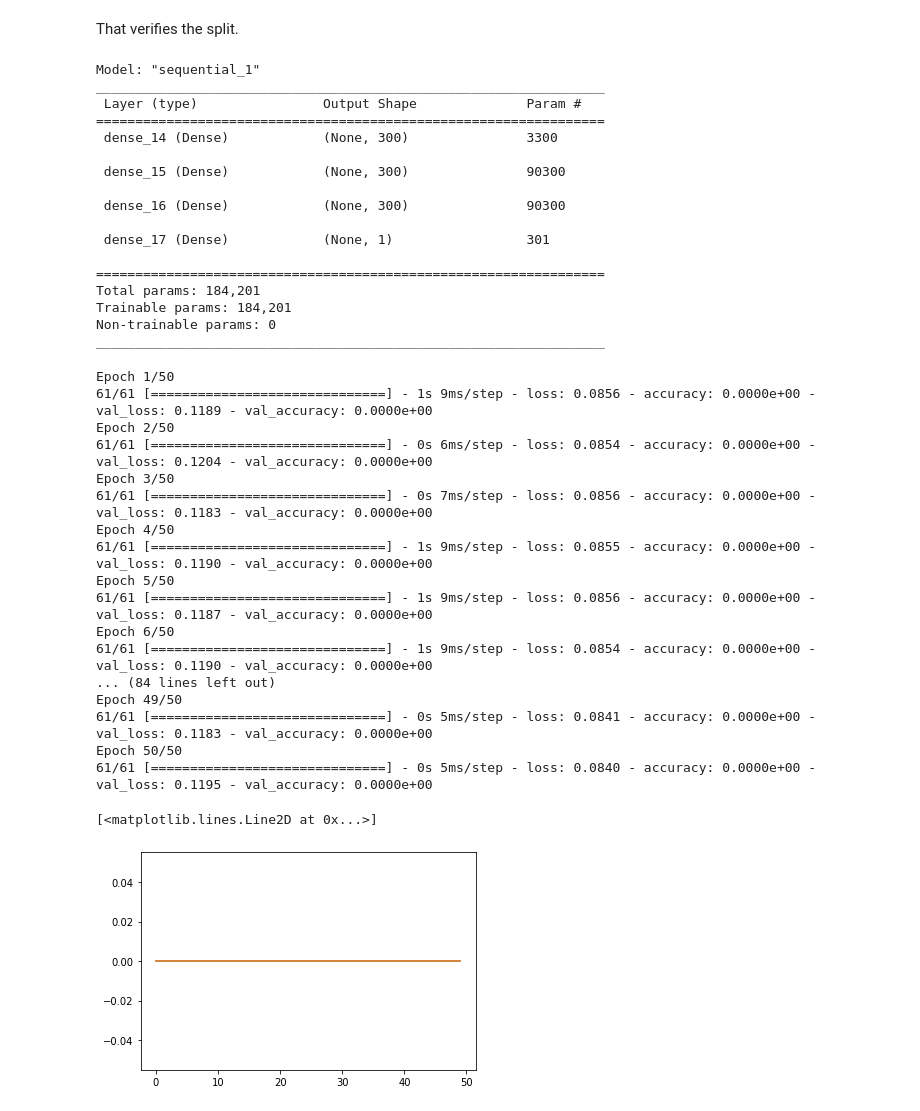
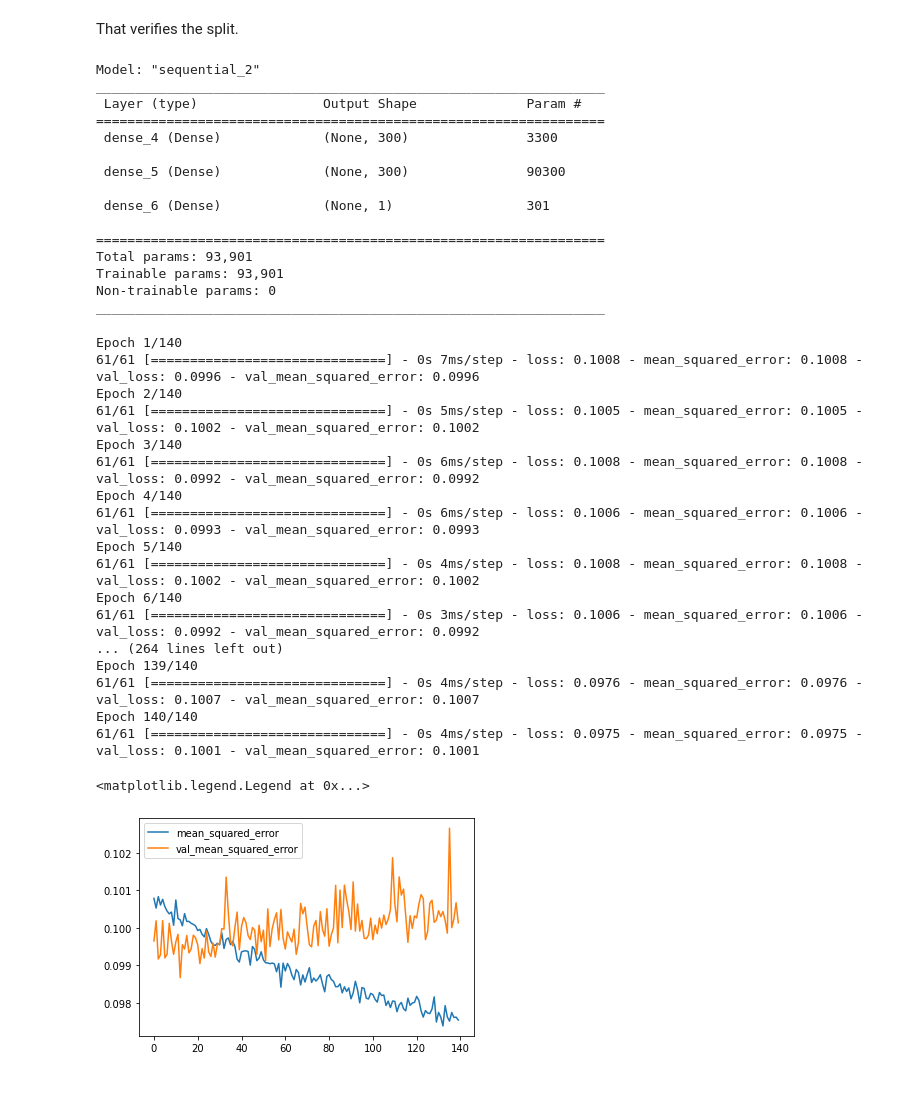
Before and after one commit to abhi-11nav/Car-price-prediction, a Jupyter notebook: Car_price_Prediction.ipynb, the cells around one changed output. Cells and saved outputs as stored; diff of their text form; code cells hidden in the pictures.

```diff
--- a/Car_price_Prediction.ipynb
+++ b/Car_price_Prediction.ipynb
@@ -456,7 +459,6 @@ from sklearn.model_selection import RandomizedSearchCV
 # %%
 model = keras.models.Sequential([
-    keras.layers.InputLayer(input_shape=X.shape[1:]),
-    keras.layers.Dense(300,activation="relu"),
+    keras.layers.InputLayer(input_shape = X.shape[1:]),
     keras.layers.Dense(300,activation="relu"),
     keras.layers.Dense(300,activation="relu"),
     keras.layers.Dense(1)
@@ -464,54 +466,55 @@ model = keras.models.Sequential([
 # %%
 model.summary()
 # %% [output]
-Model: "sequential_1"
+Model: "sequential_2"
 _________________________________________________________________
  Layer (type)                Output Shape              Param #
 =================================================================
- dense_14 (Dense)            (None, 300)               3300
+ dense_4 (Dense)             (None, 300)               3300
 
- dense_15 (Dense)            (None, 300)               90300
+ dense_5 (Dense)             (None, 300)               90300
 
- dense_16 (Dense)            (None, 300)               90300
-
- dense_17 (Dense)            (None, 1)                 301
+ dense_6 (Dense)             (None, 1)                 301
 
 =================================================================
-Total params: 184,201
-Trainable params: 184,201
+Total params: 93,901
+Trainable params: 93,901
 Non-trainable params: 0
 _________________________________________________________________
 # %%
-model.compile(loss="mean_squared_error", optimizer="sgd", metrics=["accuracy"])
+model.compile(loss="mean_squared_error", optimizer="sgd", metrics=["mean_squared_error"])
 # %%
 # Splitting the data into train and test
 
 from sklearn.model_selection import train_test_split
 
 train_X, test_X, train_y, test_y = train_test_split(X,y,test_size=0.25)
+
+train_X, valid_X, train_y, valid_y = train_test_split(train_X, train_y, test_size=0.3)
 # %%
-history = model.fit(train_X, train_y, epochs=50, validation_split=0.3)
+history = model.fit(train_X, train_y, epochs=140, validation_data=([valid_X,valid_y]))
 # %% [output]
-Epoch 1/50
-61/61 [==============================] - 1s 9ms/step - loss: 0.0856 - accuracy: 0.0000e+00 - val_loss: 0.1189 - val_accuracy: 0.0000e+00
-Epoch 2/50
-61/61 [==============================] - 0s 6ms/step - loss: 0.0854 - accuracy: 0.0000e+00 - val_loss: 0.1204 - val_accuracy: 0.0000e+00
-Epoch 3/50
-61/61 [==============================] - 0s 7ms/step - loss: 0.0856 - accuracy: 0.0000e+00 - val_loss: 0.1183 - val_accuracy: 0.0000e+00
-Epoch 4/50
-61/61 [==============================] - 1s 9ms/step - loss: 0.0855 - accuracy: 0.0000e+00 - val_loss: 0.1190 - val_accuracy: 0.0000e+00
-Epoch 5/50
-61/61 [==============================] - 1s 9ms/step - loss: 0.0856 - accuracy: 0.0000e+00 - val_loss: 0.1187 - val_accuracy: 0.0000e+00
-Epoch 6/50
-61/61 [==============================] - 1s 9ms/step - loss: 0.0854 - accuracy: 0.0000e+00 - val_loss: 0.1190 - val_accuracy: 0.0000e+00
-... (84 lines left out)
-Epoch 49/50
-61/61 [==============================] - 0s 5ms/step - loss: 0.0841 - accuracy: 0.0000e+00 - val_loss: 0.1183 - val_accuracy: 0.0000e+00
-Epoch 50/50
-61/61 [==============================] - 0s 5ms/step - loss: 0.0840 - accuracy: 0.0000e+00 - val_loss: 0.1195 - val_accuracy: 0.0000e+00
+Epoch 1/140
+61/61 [==============================] - 0s 7ms/step - loss: 0.1008 - mean_squared_error: 0.1008 - val_loss: 0.0996 - val_mean_squared_error: 0.0996
+Epoch 2/140
+61/61 [==============================] - 0s 5ms/step - loss: 0.1005 - mean_squared_error: 0.1005 - val_loss: 0.1002 - val_mean_squared_error: 0.1002
+Epoch 3/140
+61/61 [==============================] - 0s 6ms/step - loss: 0.1008 - mean_squared_error: 0.1008 - val_loss: 0.0992 - val_mean_squared_error: 0.0992
+Epoch 4/140
+61/61 [==============================] - 0s 6ms/step - loss: 0.1006 - mean_squared_error: 0.1006 - val_loss: 0.0993 - val_mean_squared_error: 0.0993
+Epoch 5/140
+61/61 [==============================] - 0s 4ms/step - loss: 0.1008 - mean_squared_error: 0.1008 - val_loss: 0.1002 - val_mean_squared_error: 0.1002
+Epoch 6/140
+61/61 [==============================] - 0s 3ms/step - loss: 0.1006 - mean_squared_error: 0.1006 - val_loss: 0.0992 - val_mean_squared_error: 0.0992
+... (264 lines left out)
+Epoch 139/140
+61/61 [==============================] - 0s 4ms/step - loss: 0.0976 - mean_squared_error: 0.0976 - val_loss: 0.1007 - val_mean_squared_error: 0.1007
+Epoch 140/140
+61/61 [==============================] - 0s 4ms/step - loss: 0.0975 - mean_squared_error: 0.0975 - val_loss: 0.1001 - val_mean_squared_error: 0.1001
 # %%
-plt.plot(history.history["accuracy"])
-plt.plot(history.history["val_accuracy"])
+plt.plot(history.history["mean_squared_error"],label="mean_squared_error")
+plt.plot(history.history["val_mean_squared_error"],label="val_mean_squared_error")
+plt.legend()
 # %% [output]
-[<matplotlib.lines.Line2D at 0x...>]
+<matplotlib.legend.Legend at 0x...>
-[figure, old version]
+[figure, new version]
```
Also changed, not shown: parts of 5 cells of this notebook.
